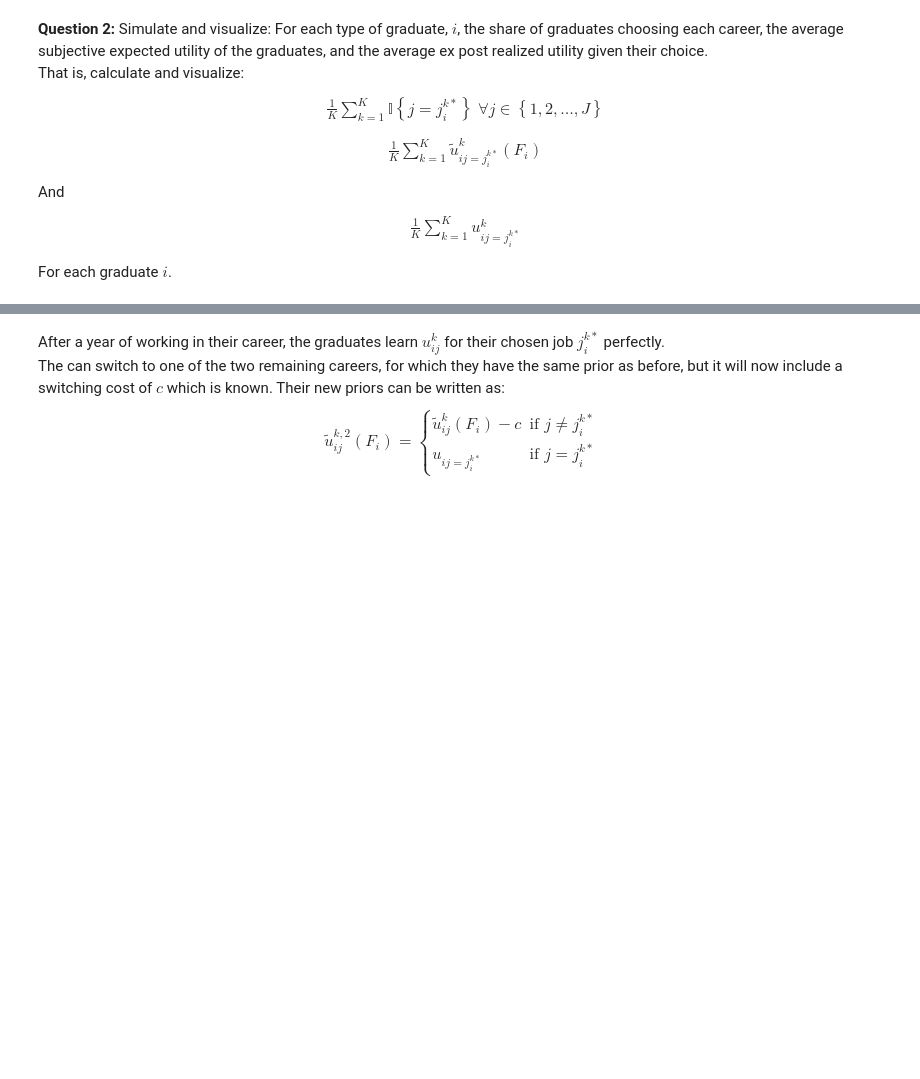
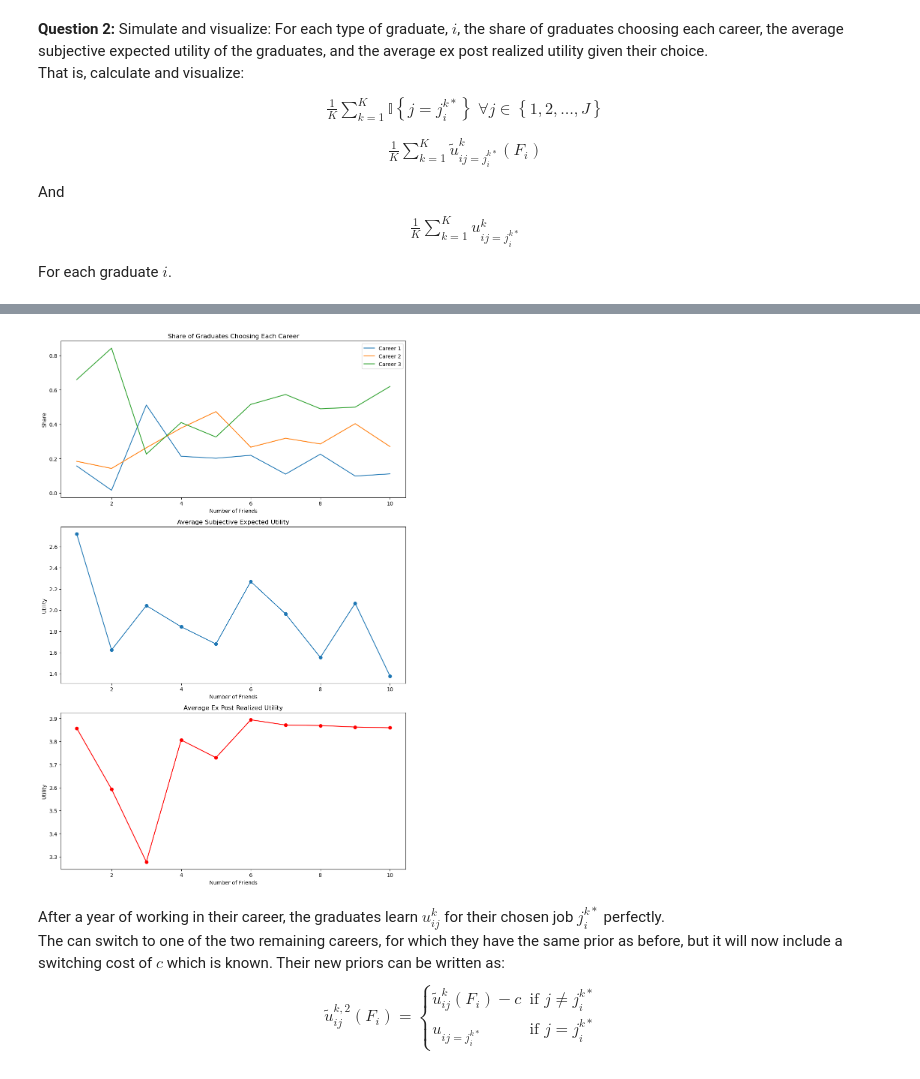
Before and after one commit to NumEconCopenhagen/projects-2024-mikkel-nikolas, a Jupyter notebook: Examproject/exam_2024.ipynb, the cells around one changed output, grey strips where cells are left out. Cells and saved outputs as stored; diff of their text form; code cells hidden in the pictures; blank space fills up the shorter version.

```diff
--- a/Examproject/exam_2024.ipynb
+++ b/Examproject/exam_2024.ipynb
@@ -498,3 +498,78 @@ visualize_results(par, career_choices, avg_expected_utilities, avg_realized_util
+# %%
+import numpy as np
+import matplotlib.pyplot as plt
+
+# Parameters
+par = SimpleNamespace()
+par.J = 3
+par.N = 10
+par.K = 10000
+par.F = np.arange(1, par.N + 1)
+par.sigma = 2
+par.v = np.array([1, 2, 3])
+par.c = 1
+
+# Function to simulate career choice
+def simulate_career_choices(par):
+    career_choices = np.zeros((par.N, par.K, par.J))
+    prior_expectations = np.zeros((par.N, par.J))
+    realized_utilities = np.zeros((par.N, par.K))
+
+    for i in range(par.N):
+        F_i = par.F[i]
+        epsilon_friends = np.random.normal(0, par.sigma, (F_i, par.J))
+        epsilon_own = np.random.normal(0, par.sigma, (par.K, par.J))
+
+        prior_expectation = par.v + np.mean(epsilon_friends, axis=0)
+        prior_expectations[i, :] = prior_expectation
+
+        utility_own = par.v + epsilon_own
+        for k in range(par.K):
+            chosen_career = np.argmax(prior_expectation + epsilon_own[k, :])
+            career_choices[i, k, chosen_career] = 1
+            realized_utilities[i, k] = utility_own[k, chosen_career]
+
+    return career_choices, prior_expectations, realized_utilities
+
+# Simulate the career choices
+career_choices, prior_expectations, realized_utilities = simulate_career_choices(par)
+
+# Calculate the share of graduates choosing each career
+share_of_choices = np.mean(career_choices, axis=1)
+
+# Calculate the average subjective expected utility
+average_subjective_utility = np.mean(prior_expectations, axis=1)
+
+# Calculate the average ex post realized utility
+average_realized_utility = np.mean(realized_utilities, axis=1)
+
+# Visualization
+fig, axs = plt.subplots(3, 1, figsize=(10, 15))
+
+# Share of graduates choosing each career
+for j in range(par.J):
+    axs[0].plot(par.F, share_of_choices[:, j], label=f'Career {j+1}')
+axs[0].set_title('Share of Graduates Choosing Each Career')
+axs[0].set_xlabel('Number of Friends')
+axs[0].set_ylabel('Share')
+axs[0].legend()
+
+# Average subjective expected utility
+axs[1].plot(par.F, average_subjective_utility, marker='o')
+axs[1].set_title('Average Subjective Expected Utility')
+axs[1].set_xlabel('Number of Friends')
+axs[1].set_ylabel('Utility')
+
+# Average ex post realized utility
+axs[2].plot(par.F, average_realized_utility, marker='o', color='r')
+axs[2].set_title('Average Ex Post Realized Utility')
+axs[2].set_xlabel('Number of Friends')
+axs[2].set_ylabel('Utility')
+
+plt.tight_layout()
+plt.show()
+# %% [output]
+[figure, added]
 # %% [markdown]
 After a year of working in their career, the graduates learn $u^k_{ij}$ for their chosen job $j_i^{k*}$ perfectly. <br>
 The can switch to one of the two remaining careers, for which they have the same prior as before, but it will now include a switching cost of $c$ which is known.
```
Also changed, not shown: parts of 13 cells of this notebook, 1 other file.
